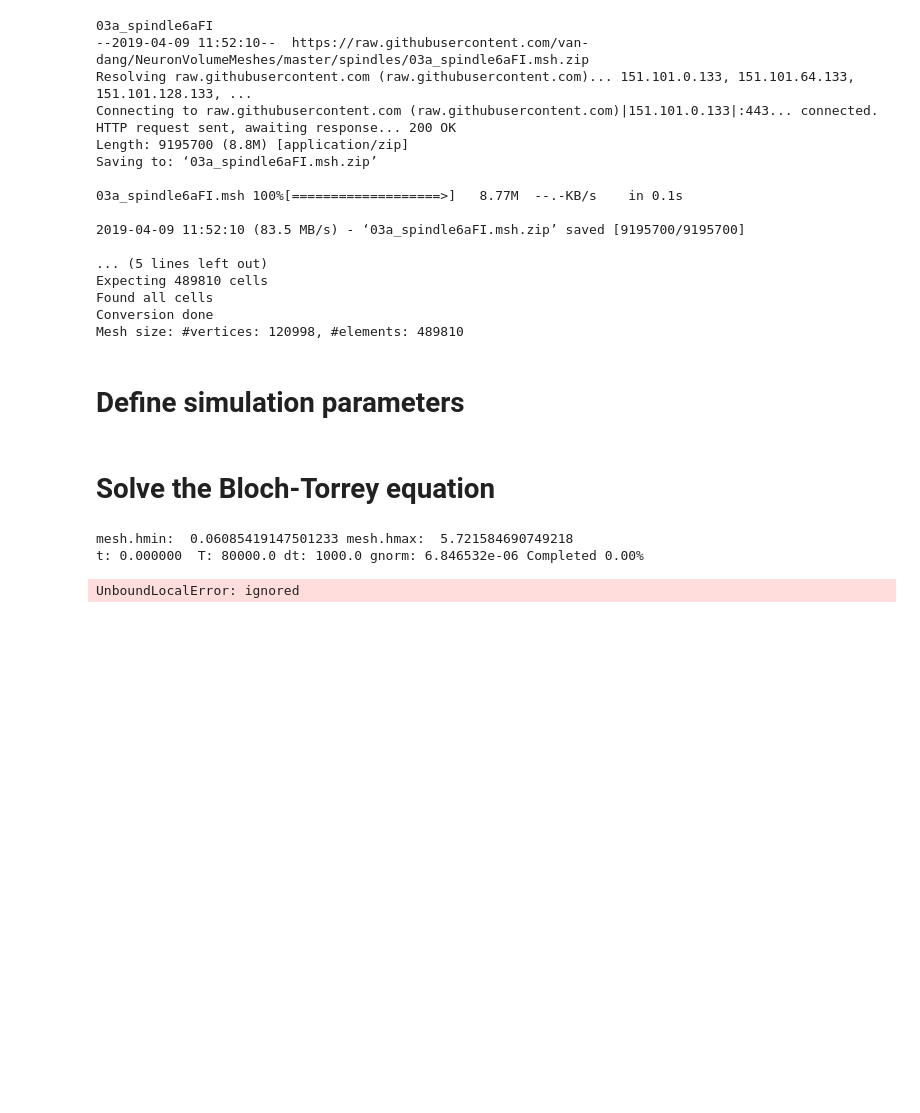
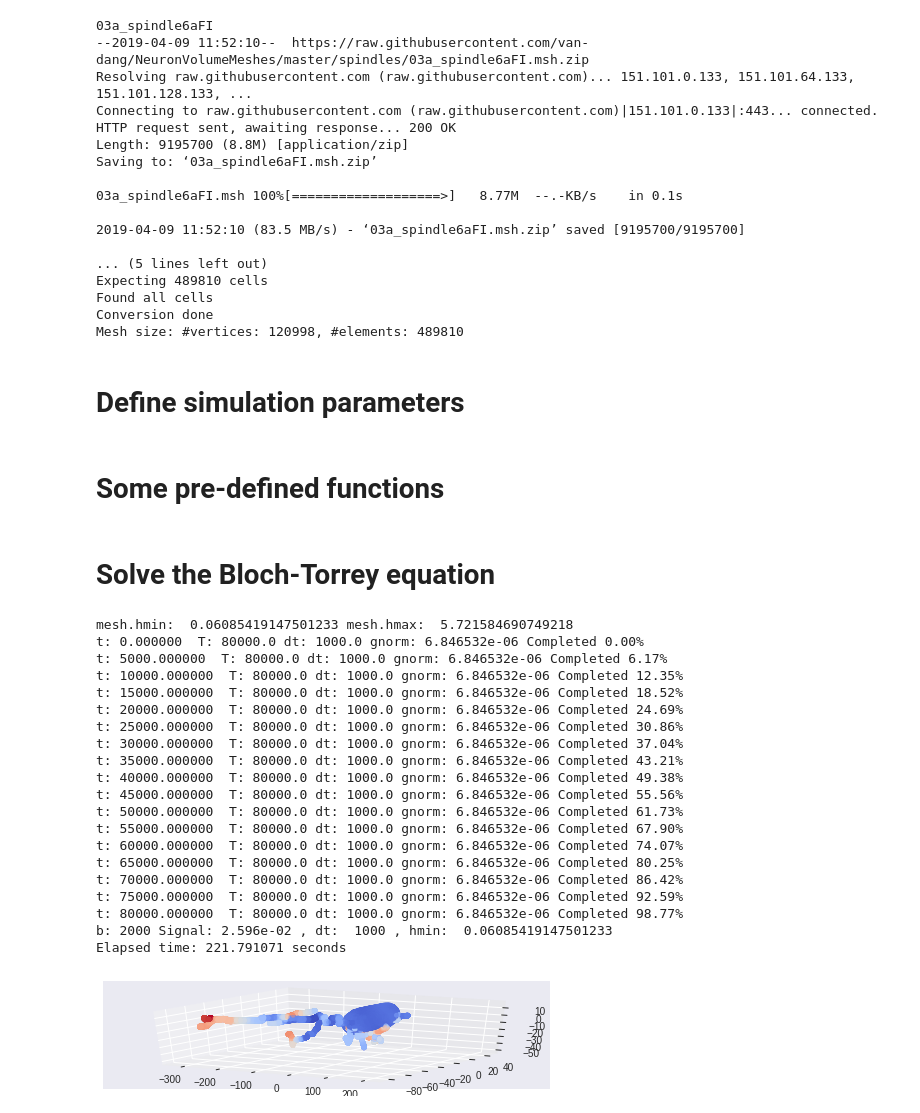
Before and after one commit to van-dang/FEniCS-Colab, a Jupyter notebook: NeuronSim.ipynb, the cells around one changed output. Saved outputs shown, nothing was run; the diff lists cells and outputs as text; code cells hidden in the pictures; blank space fills up the shorter version.

```diff
--- a/NeuronSim.ipynb
+++ b/NeuronSim.ipynb
@@ -139,7 +136,7 @@ Mesh size: #vertices: 120998, #elements: 489810
 # Define simulation parameters
 # %%
 bvalue = 2000;              # bvalue
-
+stype = 'PGSE'; # sequence type
 delta, Delta = 40000, 40000 # PGSE sequence
 T = Delta+delta;
 if (Delta-delta/3.0<=0):
@@ -163,3 +160,7 @@ k = 1000; # Time-step size
 theta = 0.5; # 0.5 - Midpoint method
 
 stepcounter = 0;
+
+nperiod = 0;
+# %% [markdown]
+# Some pre-defined functions
@@ -167,7 +236,7 @@ stepcounter = 0;
 # Solve the Bloch-Torrey equation
 # %%
 t = 0;
-gnorm = sqrt(bvalue)/sqrt(delta*delta*(Delta-delta/3.0));
+gnorm = b2g(bvalue, delta, Delta, nperiod, stype)
 
 ## FUNCTION SPACES
 if dolfin_version=='1.6.0':
@@ -187,10 +256,7 @@ u = TrialFunction(W);
 u1r, u1i = u[0], u[1]
 
 # Initial conditions
-if (gdim==2):
-  Dirac_Delta = Expression("x[0]*x[0]+x[1]*x[1]<eps",eps=1e6, domain=mesh, degree=2);
-if (gdim==3):
-  Dirac_Delta = Expression("x[0]*x[0]+x[1]*x[1]+x[2]*x[2]<eps",eps=1e6, domain=mesh, degree=2);
+Dirac_Delta = initial_condition(mesh, 1e6)
 Dirac_Delta = interpolate(Dirac_Delta, V);
 
 import math, sys
@@ -203,43 +269,7 @@ u_0 = Function(W);
 assign(u_0.sub(0), Dirac_Delta)
 u1r_0, u1i_0 = split(u_0)
 
-if (gdim==2):
-  GX=Expression("x[0]*g0+x[1]*g1", g0=g0, g1=g1, domain=mesh, degree=3);
-if (gdim==3):
-  GX=Expression("x[0]*g0+x[1]*g1+x[2]*g2", g0=g0, g1=g1, g2=g2, domain=mesh, degree=3);
-
-def FT(t, delta, Delta, stype):
-  if stype=="PGSE":
-    ft1 = 1.0*(t>=0 and t<delta)
-    ft2 = -1.0*(t>=Delta and t<=Delta+delta);
-  return ft1 + ft2;
-
-## Theta method
-def FuncF(ft, gnorm, GX, ur, ui, vr, vi, K):
-    Fr = ft*gnorm*GX*ui*vr - inner(K*grad(ur), grad(vr))
-    Fi = - ft*gnorm*GX*ur*vi - inner(K*grad(ui), grad(vi))
-    return Fr + Fi
-
-def ThetaMethod_L(ft, gnorm, GX, u1r, u1i, v1r, v1i,k, K, theta):
-    L1 = (u1r_0/k*v1r +u1i_0/k*v1i+(1-theta)*FuncF(ft, gnorm, GX, u1r_0, u1i_0, v1r, v1i, K))*dx
-    return L1
-
-def ThetaMethod_a(ft, gnorm, GX, u1r, u1i, v1r, v1i,k, K, theta):
-    a1 = (u1r/k*v1r   + u1i/k*v1i  -theta*FuncF(ft, gnorm, GX, u1r  , u1i  , v1r, v1i, K))*dx
-    return a1
-
-def NoTimeMatrices(u1r, u1i, v1r, v1i, K, GX, theta):
-    m1 = (u1r*v1r   + u1i*v1i)*dx
-    M = assemble(m1);
-    j1 = -GX*(u1i*v1r   - u1r*v1i)*dx
-    J = assemble(j1);
-    s1 = inner(K*grad(u1r), grad(v1r))*dx + inner(K*grad(u1i), grad(v1i)) *dx
-    S = assemble(s1)
-    return M, J, S
-
-def ThetaMethod_A(ft, gnorm, theta, k, M, J, S):
-    return 1./k*M + ft*gnorm*theta*J + theta*S
-
+GX = GdotX(g0, g1, g2, mesh)
 
 print('mesh.hmin: ', hmin,'mesh.hmax: ',mesh.hmax());
 
@@ -247,7 +277,7 @@ M, J, S = NoTimeMatrices(u1r, u1i, v1r, v1i, K, GX, theta);
 
 stepcounter = 0;
 
-ft_prev = FT(t, delta, Delta, 'PGSE');
+ft_prev = time_profile(t, delta, Delta, stype);
 
 solver = KrylovSolver('gmres', 'ilu')
 solver.parameters["absolute_tolerance"] = 1e-6
@@ -259,36 +289,52 @@ start_time = time.time()
 while t < T + k: # Time-stepping loop
     if stepcounter % nskip == 0:
         print('t: %f '%t, 'T: %.1f'%T, 'dt: %.1f'%k,'gnorm: %e'%gnorm,'Completed %.2f%%'%(float(t)/float(T+k)*100.0));
-    ft = FT(t, delta, Delta,'PSGE');
-    L = ThetaMethod_L(ft_prev, gnorm, GX, u1r, u1i, v1r, v1i,k, K, theta);
+    ft=time_profile(t, delta, Delta, stype);
+    L=ThetaMethod_L(ft_prev, gnorm, GX, u1r, u1i, v1r, v1i,k, K, theta);
     A=ThetaMethod_A(ft, gnorm, theta, k, M, J, S)
-    # a = ThetaMethod_a(ft, gnorm, GX, u1r, u1i, v1r, v1i,k, K, theta);
-    # A = assemble(a);
     b = assemble(L);
     u = Function(W)
     solver.solve(A,u.vector(),b);
     u1r_0, u1i_0 = split(u)
     ft_prev = ft;
     t += k;
     stepcounter += 1;
 
 elapsed_time = time.time() - start_time
 
 
 signal = assemble(u1r_0*dx)/assemble(Dirac_Delta*dx);
 print('b:',bvalue, 'Signal: %.3e'%signal,', dt: ',k,', hmin: ',hmin)
 
 
 print("Elapsed time: %f seconds"%elapsed_time)
 
 u1r_0p = project(u1r_0, V);
 u1i_0p = project(u1i_0, V);
 
 File('RealSol.pvd')<<u1r_0p;
 File('ImagSol.pvd')<<u1i_0p;
 
 plot(u1r_0p, cmap="coolwarm");
 # %% [output]
 mesh.hmin:  0.06085419147501233 mesh.hmax:  5.721584690749218
 t: 0.000000  T: 80000.0 dt: 1000.0 gnorm: 6.846532e-06 Completed 0.00%
+t: 5000.000000  T: 80000.0 dt: 1000.0 gnorm: 6.846532e-06 Completed 6.17%
+t: 10000.000000  T: 80000.0 dt: 1000.0 gnorm: 6.846532e-06 Completed 12.35%
+t: 15000.000000  T: 80000.0 dt: 1000.0 gnorm: 6.846532e-06 Completed 18.52%
+t: 20000.000000  T: 80000.0 dt: 1000.0 gnorm: 6.846532e-06 Completed 24.69%
+t: 25000.000000  T: 80000.0 dt: 1000.0 gnorm: 6.846532e-06 Completed 30.86%
+t: 30000.000000  T: 80000.0 dt: 1000.0 gnorm: 6.846532e-06 Completed 37.04%
+t: 35000.000000  T: 80000.0 dt: 1000.0 gnorm: 6.846532e-06 Completed 43.21%
+t: 40000.000000  T: 80000.0 dt: 1000.0 gnorm: 6.846532e-06 Completed 49.38%
+t: 45000.000000  T: 80000.0 dt: 1000.0 gnorm: 6.846532e-06 Completed 55.56%
+t: 50000.000000  T: 80000.0 dt: 1000.0 gnorm: 6.846532e-06 Completed 61.73%
+t: 55000.000000  T: 80000.0 dt: 1000.0 gnorm: 6.846532e-06 Completed 67.90%
+t: 60000.000000  T: 80000.0 dt: 1000.0 gnorm: 6.846532e-06 Completed 74.07%
+t: 65000.000000  T: 80000.0 dt: 1000.0 gnorm: 6.846532e-06 Completed 80.25%
+t: 70000.000000  T: 80000.0 dt: 1000.0 gnorm: 6.846532e-06 Completed 86.42%
+t: 75000.000000  T: 80000.0 dt: 1000.0 gnorm: 6.846532e-06 Completed 92.59%
+t: 80000.000000  T: 80000.0 dt: 1000.0 gnorm: 6.846532e-06 Completed 98.77%
+b: 2000 Signal: 2.596e-02 , dt:  1000 , hmin:  0.06085419147501233
+Elapsed time: 221.791071 seconds
-UnboundLocalError: ignored
+[figure, added]
```
Also changed, not shown: parts of 2 cells of this notebook.
